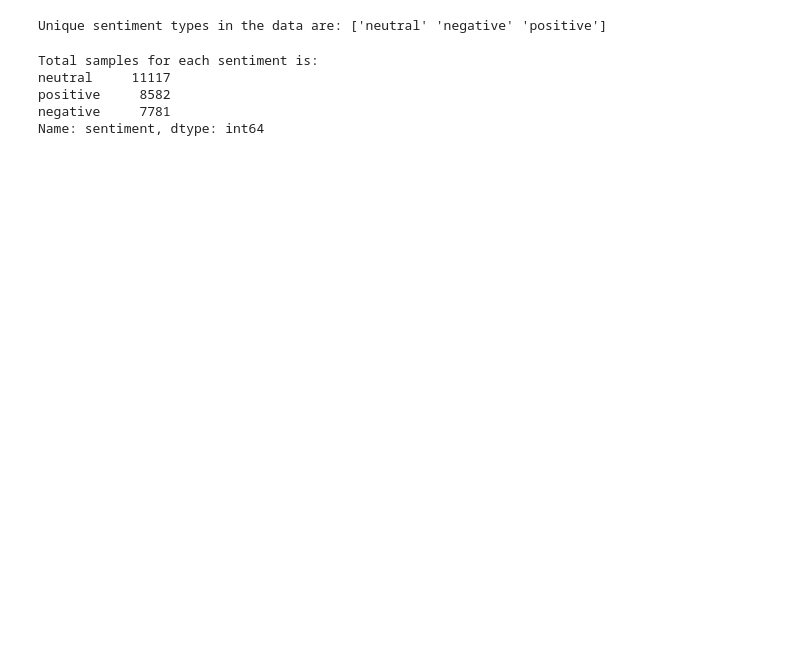
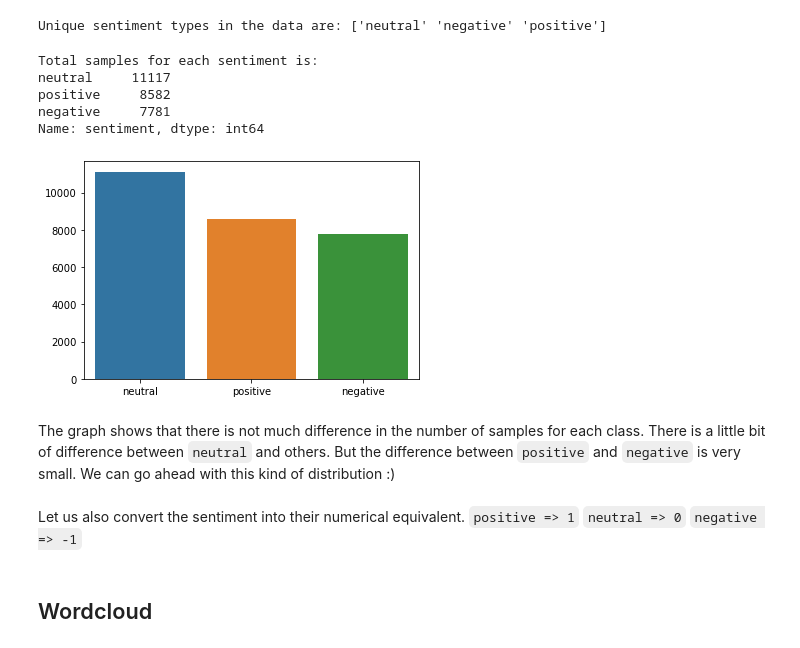
Before and after one commit to singhaditya8499/NLP-Study, a Jupyter notebook: Twitter_sentiment_analysis/Exploratory data analysis.ipynb, the cells around one changed output. Drawn from its saved outputs; the diff is of its cells as text; code cells hidden in the pictures; blank space fills up the shorter version.

```diff
--- a/Twitter_sentiment_analysis/Exploratory data analysis.ipynb
+++ b/Twitter_sentiment_analysis/Exploratory data analysis.ipynb
@@ -61,3 +63,15 @@ neutral     11117
 positive     8582
 negative     7781
 Name: sentiment, dtype: int64
+# %%
+sns.barplot(x = data.sentiment.value_counts().index, y = data.sentiment.value_counts().values)
+plt.show()
+# %% [output]
+[figure, added]
+# %% [markdown]
+The graph shows that there is not much difference in the number of samples for each class. There is a little bit of difference between `neutral` and others. But the difference between `positive` and `negative` is very small. We can go ahead with this kind of distribution :)
+# %% [markdown]
+Let us also convert the sentiment into their numerical equivalent.
+`positive => 1`
+`neutral => 0`
+`negative => -1`
@@ -63,0 +86,2 @@ Name: sentiment, dtype: int64
+# %% [markdown]
+## Wordcloud
```
Also changed, not shown: parts of 14 cells of this notebook, 2 other files.
